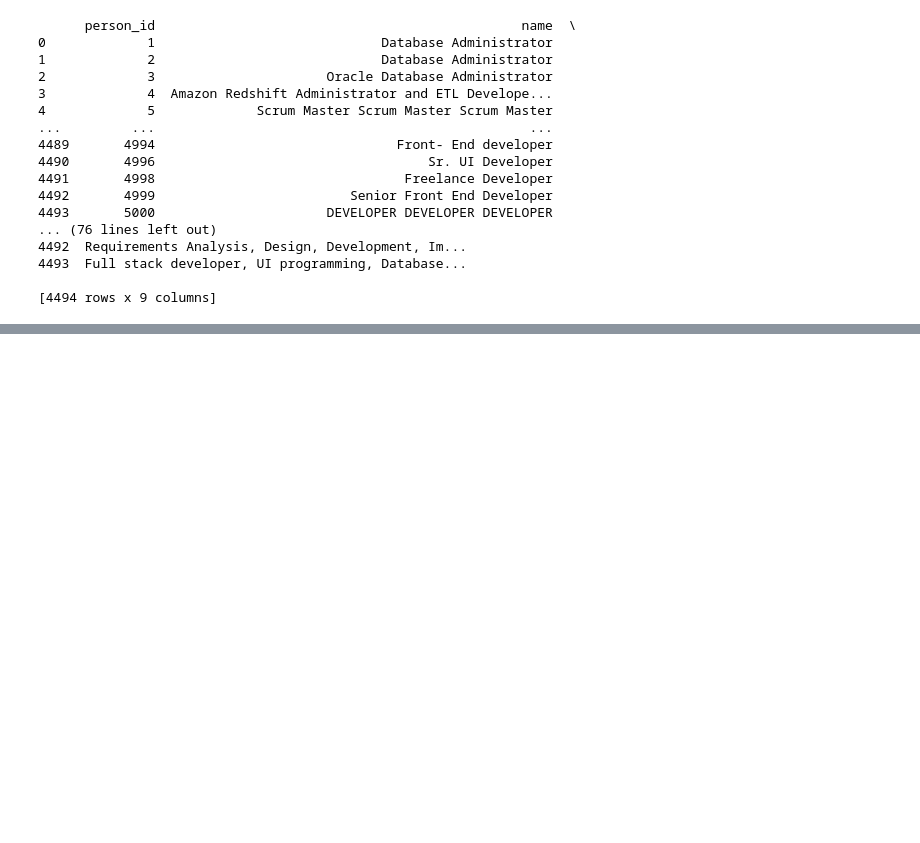
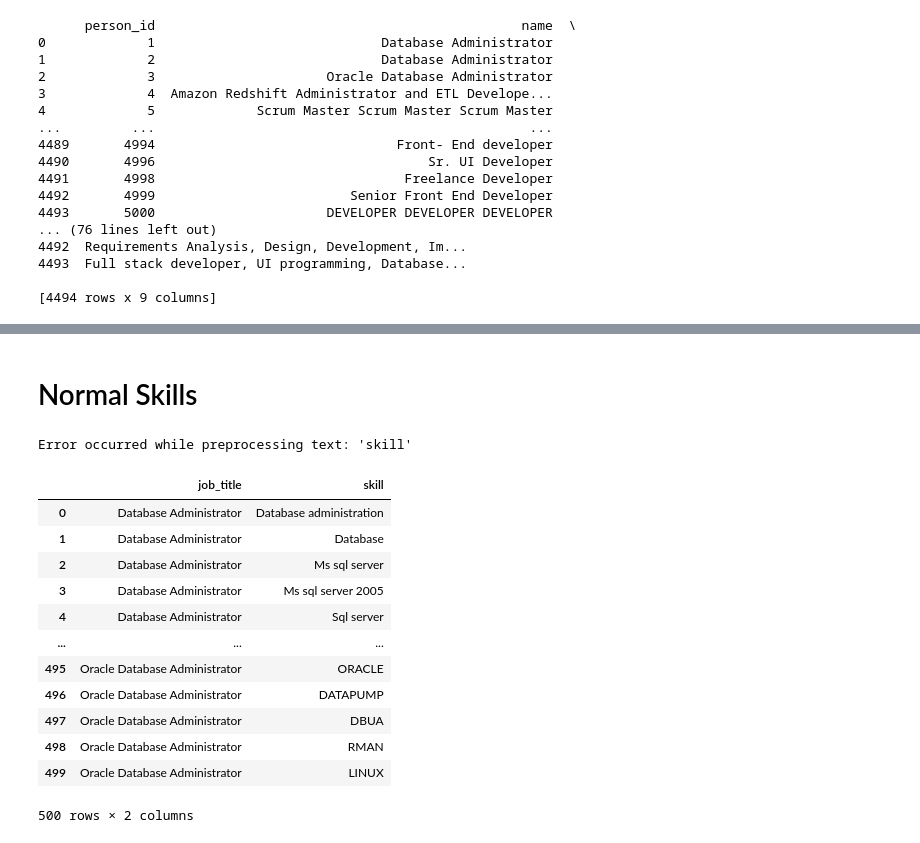
Before and after one commit to Zeeshan506/AI-powered-Resume-Builder-and-Reviewer, a Jupyter notebook: data/Preprocessing/pprocess.ipynb, the cells around one changed output, grey strips where cells are left out. Saved outputs shown, nothing was run; the diff lists cells and outputs as text; code cells hidden in the pictures; blank space fills up the shorter version.

Commit message:
Version 1.0 ( Parsing, Pre-processing resumes, Scoring Them wrt ATS )

```diff
--- a/data/Preprocessing/pprocess.ipynb
+++ b/data/Preprocessing/pprocess.ipynb
@@ -234,0 +242,9 @@ Total missing values after filling: 0
+# %% [markdown]
+<h1>Normal Skills</h1>
+# %%
+
+
+df = pd.read_csv(r'C:\Users\DELL\Desktop\Projects\DataScience\AI-powered-Resume-Builder-and-Reviewer\data\54k Resume dataset (structured)\06_skills.csv')
+df = df.head(5000)
+# %% [output]
+Error occurred while preprocessing text: 'skill'
@@ -234,0 +310,38 @@ Total missing values after filling: 0
+# %%
+import pandas as pd
+
+# Load the dataset
+df = pd.read_csv(r'C:\Users\DELL\Desktop\Projects\DataScience\AI-powered-Resume-Builder-and-Reviewer\data\Preprocessing\final_merged_data.csv')
+
+# Create a list to store the new rows
+new_rows = []
+
+# Iterate through each job title and associated skills
+for index, row in df.iterrows():
+    job_title = row['name']
+    skills = row['skill'].split(',')  # Split skills by comma
+    skills = [skill.strip() for skill in skills if skill.strip()]  # Clean skills
+
+    # Create a new row for each skill
+    for skill in skills:
+        new_rows.append([job_title, skill])
+
+# Create a new DataFrame from the new rows
+new_df = pd.DataFrame(new_rows, columns=['job_title', 'skill'])
+
+
+new_df.head(500)
+# %% [output]
+|  | job_title | skill |
+| 0 | Database Administrator | Database administration |
+| 1 | Database Administrator | Database |
+| 2 | Database Administrator | Ms sql server |
+| 3 | Database Administrator | Ms sql server 2005 |
+| 4 | Database Administrator | Sql server |
+| ... | ... | ... |
+| 495 | Oracle Database Administrator | ORACLE |
+| 496 | Oracle Database Administrator | DATAPUMP |
+| 497 | Oracle Database Administrator | DBUA |
+| 498 | Oracle Database Administrator | RMAN |
+| 499 | Oracle Database Administrator | LINUX |
+500 rows × 2 columns
```
Also changed, not shown: parts of 2 cells of this notebook, 39 other files.
